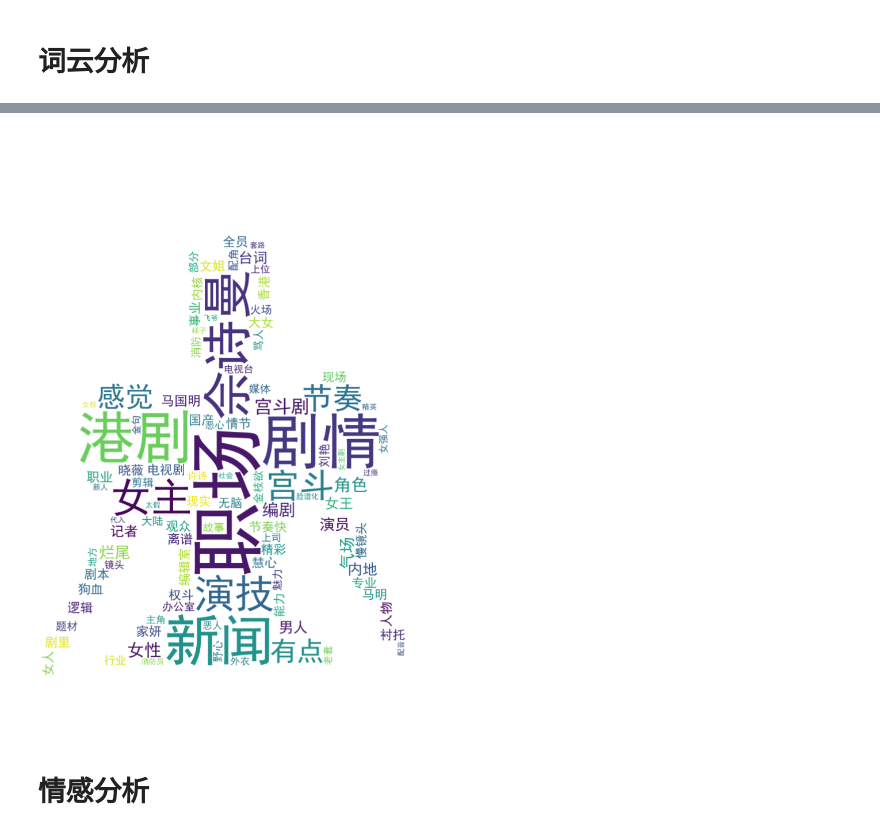
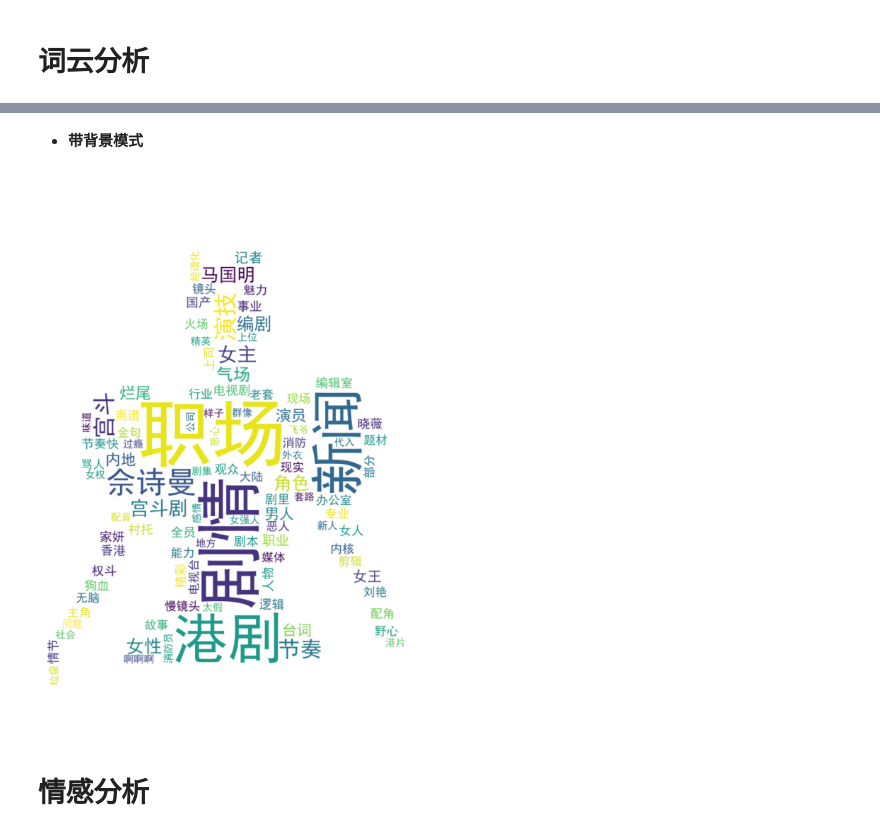
Before and after one commit to zhiliang-lin/public_opinion_data_analysis, a Jupyter notebook: 02 Python数据科学常用包+文本分析初阶/02-4 the_queen_of_news_comments.ipynb, the cells around one changed output, grey strips where cells are left out. Saved outputs shown, nothing was run; the diff lists cells and outputs as text; code cells hidden in the pictures.

```diff
--- a/02 Python数据科学常用包+文本分析初阶/02-4 the_queen_of_news_comments.ipynb
+++ b/02 Python数据科学常用包+文本分析初阶/02-4 the_queen_of_news_comments.ipynb
@@ -37,0 +50,28 @@ Prefix dict has been built successfully.
+# %%
+# 加载同义词文件
+synonym_file_path = 'synonym.txt'
+synonym_dict = {}
+
+# 读取同义词文件，创建同义词典，将同义词映射到主词
+with open(synonym_file_path, 'r', encoding='utf-8') as file:
+    for line in file:
+        parts = line.strip().split()
+        if len(parts) > 1:
+            main_word = parts[0]
+            synonyms = parts[1:]
+            for synonym in synonyms:
+                synonym_dict[synonym] = main_word
+
+# 替换同义词的函数（针对已分词的情况）
+def replace_synonyms(words):
+    # 使用同义词典替换同义词为主词
+    replaced_words = [synonym_dict.get(word, word) for word in words]
+
+    # 将分词结果拼接成字符串
+    return " ".join(replaced_words)
+
+# 对 'comments_segmented' 列应用替换同义词的函数
+df['comments_segmented'] = df['comments_segmented'].apply(lambda x: replace_synonyms(x.split()))
+
+# 显示替换同义词后的 DataFrame
+print(df['comments_segmented'])
@@ -37,0 +93,12 @@ Prefix dict has been built successfully.
+# %%
+# 将分好词的文本拆分成词语列表
+df['comments_segmented_list'] = df['comments_segmented'].str.split()
+
+# 使用explode将词语列表展开为单独的行
+df_tokens = df.explode('comments_segmented_list')
+
+# 重新设置索引
+df_tokens = df_tokens.reset_index(drop=True)
+
+# 打印结果
+df_tokens.comments_segmented_list
@@ -77,37 +183,39 @@ generate_wordcloud(all_comments_text)
 # %% [markdown]
-#
+- **带背景模式**
 # %%
 import jieba.analyse
 from wordcloud import WordCloud
 from imageio import imread
 import matplotlib.pyplot as plt
 
+# 从外部文件读取停用词列表
+jieba.analyse.set_stop_words("stopwords.txt")
 
 def generate_wordcloud(text):
     # Using jieba.analyse.extract_tags to extract keywords
     keywords = jieba.analyse.extract_tags(text, topK=100, withWeight=True, allowPOS=('n', 'nr', 'ns'))
 
     # Building a dictionary of keywords and weights
     keywords_dict = {word: weight for word, weight in keywords}
 
     # Creating the word cloud
     wordcloud = WordCloud(
         mask=imread("新闻女王_抠图.jpg"),
         background_color="white",
         max_words=100,
         collocations=False,
         font_path=r'C:\Windows\Fonts\simhei.ttf',
     ).generate_from_frequencies(keywords_dict)
 
     # Display the word cloud image
-    plt.figure(figsize=(50, 25))
+    plt.figure(figsize=(20, 10))
     plt.imshow(wordcloud, interpolation='bilinear')
     plt.axis('off')
     plt.show()
 
 generate_wordcloud(all_comments_text)
 # %% [output]
-[figure, old version]
+[figure, new version]
 # %% [markdown]
 # 情感分析
 # %%
```
Also changed, not shown: parts of 16 cells of this notebook, 5 other files.
